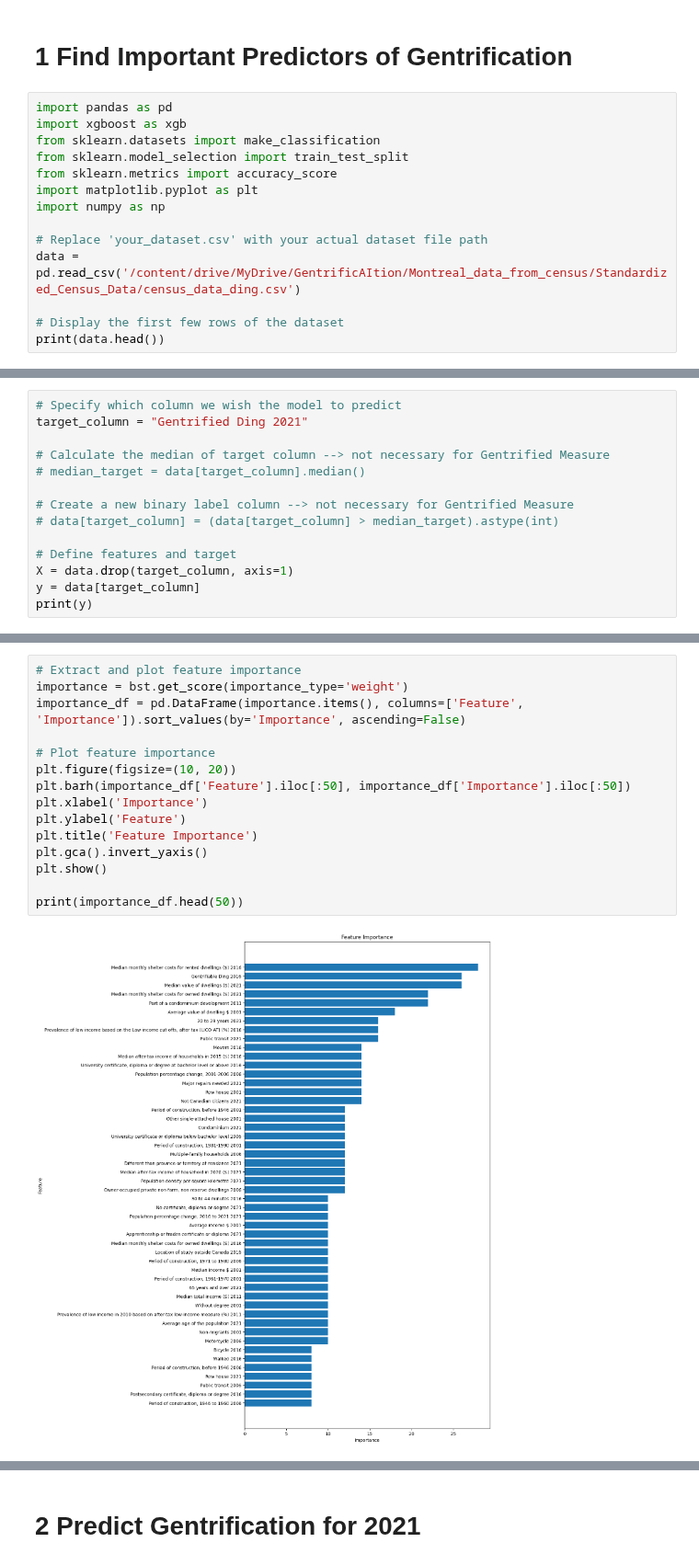
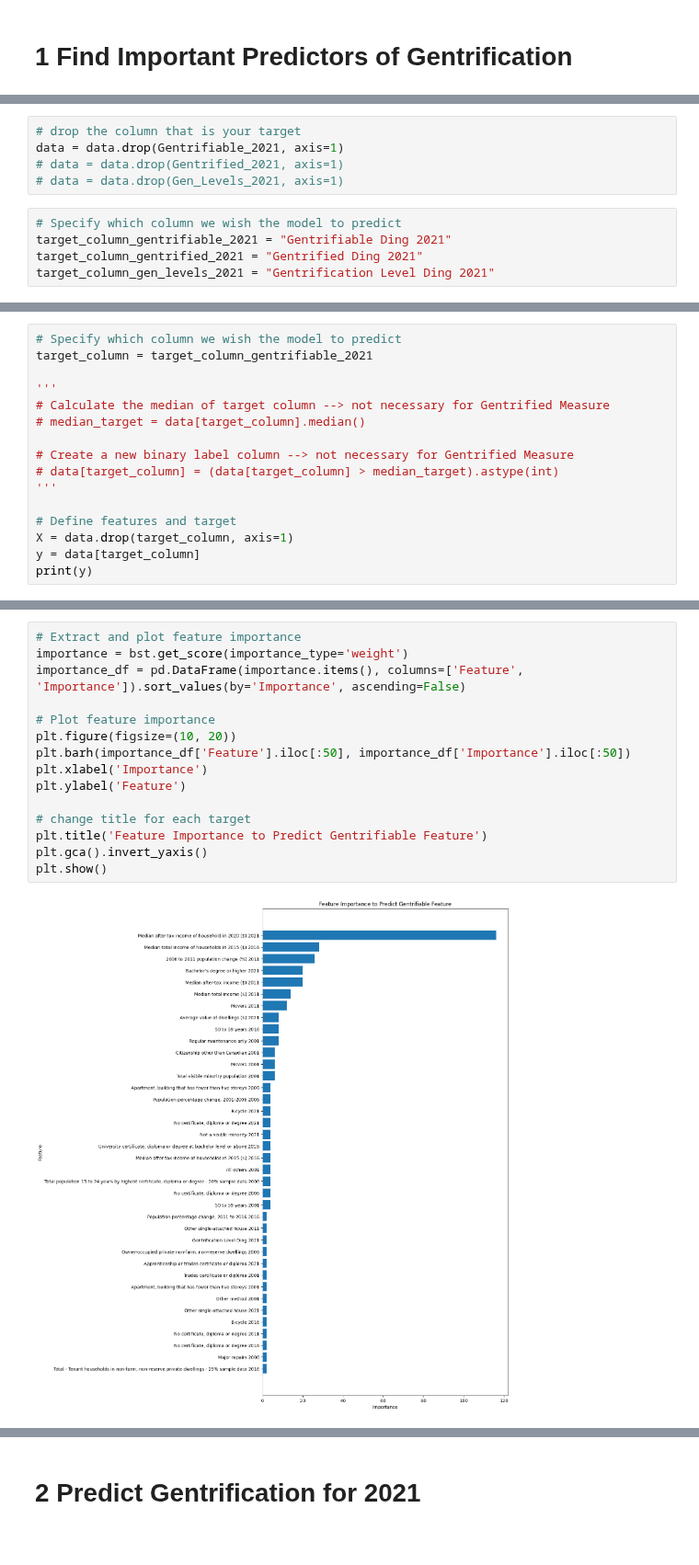
Before and after one commit to emilienuy/degentrifAI, a Jupyter notebook: ModelTraining/model_training_Emilie.ipynb, the cells around one changed output, grey strips where cells are left out. Shown at 92% size. Drawn from its saved outputs; the diff is of its cells as text.

Commit message:
added more model training

```diff
--- a/ModelTraining/model_training_Emilie.ipynb
+++ b/ModelTraining/model_training_Emilie.ipynb
@@ -8,16 +118,2 @@ Drive already mounted at /content/drive; to attempt to forcibly remount, call dr
 # %% [markdown]
 # 1 Find Important Predictors of Gentrification
-# %%
-import pandas as pd
-import xgboost as xgb
-from sklearn.datasets import make_classification
-from sklearn.model_selection import train_test_split
-from sklearn.metrics import accuracy_score
-import matplotlib.pyplot as plt
-import numpy as np
-
-# Replace 'your_dataset.csv' with your actual dataset file path
-data = pd.read_csv('/content/drive/MyDrive/GentrificAItion/Montreal_data_from_census/Standardized_Census_Data/census_data_ding.csv')
-
-# Display the first few rows of the dataset
-print(data.head())
@@ -154,0 +144,10 @@ print(data.head())
+# %%
+# drop the column that is your target
+data = data.drop(Gentrifiable_2021, axis=1)
+# data = data.drop(Gentrified_2021, axis=1)
+# data = data.drop(Gen_Levels_2021, axis=1)
+# %%
+# Specify which column we wish the model to predict
+target_column_gentrifiable_2021 = "Gentrifiable Ding 2021"
+target_column_gentrified_2021 = "Gentrified Ding 2021"
+target_column_gen_levels_2021 = "Gentrification Level Ding 2021"
@@ -155,12 +167,14 @@ print(data.head())
 # %%
 # Specify which column we wish the model to predict
-target_column = "Gentrified Ding 2021"
+target_column = target_column_gentrifiable_2021
 
+'''
 # Calculate the median of target column --> not necessary for Gentrified Measure
 # median_target = data[target_column].median()
 
 # Create a new binary label column --> not necessary for Gentrified Measure
 # data[target_column] = (data[target_column] > median_target).astype(int)
+'''
 
 # Define features and target
 X = data.drop(target_column, axis=1)
@@ -212,17 +226,17 @@ Accuracy: 0.88
 # %%
 # Extract and plot feature importance
 importance = bst.get_score(importance_type='weight')
 importance_df = pd.DataFrame(importance.items(), columns=['Feature', 'Importance']).sort_values(by='Importance', ascending=False)
 
 # Plot feature importance
 plt.figure(figsize=(10, 20))
 plt.barh(importance_df['Feature'].iloc[:50], importance_df['Importance'].iloc[:50])
 plt.xlabel('Importance')
 plt.ylabel('Feature')
-plt.title('Feature Importance')
+
+# change title for each target
+plt.title('Feature Importance to Predict Gentrifiable Feature')
 plt.gca().invert_yaxis()
 plt.show()
-
-print(importance_df.head(50))
 # %% [output]
-[figure, old version]
+[figure, new version]
```
Also changed, not shown: parts of 13 cells of this notebook.
